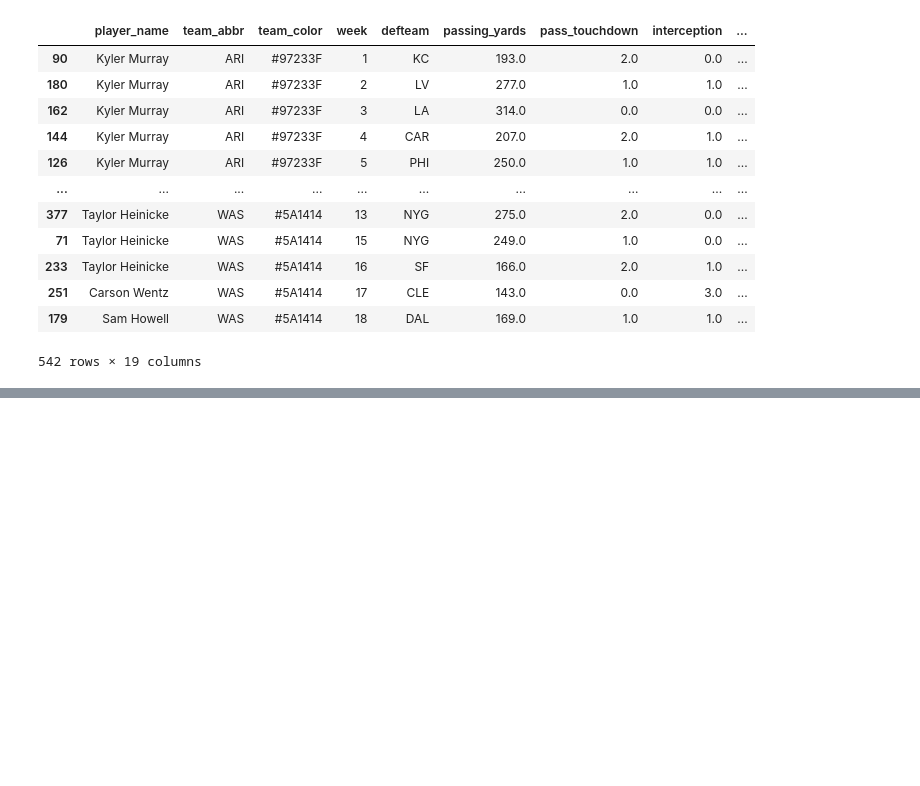
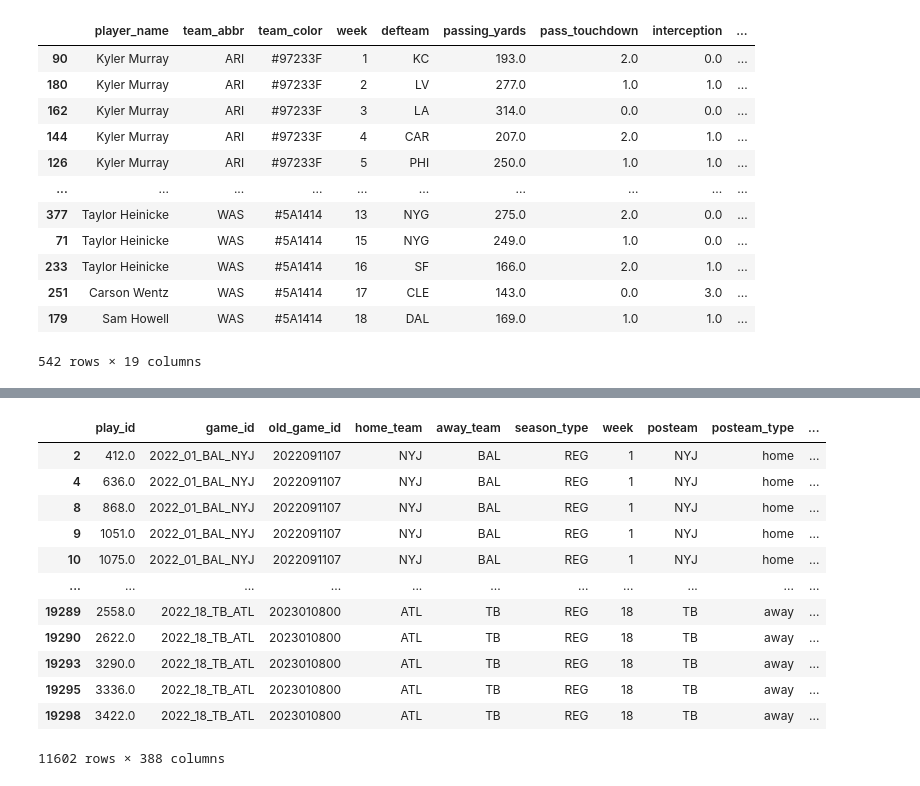
Before and after one commit to Crawford92/databall, a Jupyter notebook: PasserDifferential.ipynb, the cells around one changed output, grey strips where cells are left out. Saved outputs shown, nothing was run; the diff lists cells and outputs as text; code cells hidden in the pictures; blank space fills up the shorter version.

```diff
--- a/PasserDifferential.ipynb
+++ b/PasserDifferential.ipynb
@@ -822,0 +844,22 @@ dfPR3
+# %%
+#dfTestC2 = DFqb[DFqb["complete_pass"] == 1]
+dfTestC2 = DFqb[DFqb.complete_pass == 1]
+dfTestC2 #11602 rows
+
+#dfTestC2["air_yards_min"] = dfTestC2["air_yards"]
+#dfTestC2["air_yards_mean"] = dfTestC2["air_yards"]
+#dfTestC2["air_yards_max"] = dfTestC2["air_yards"]
+# %% [output]
+|  | play_id | game_id | old_game_id | home_team | away_team | season_type | week | posteam | posteam_type | ... |
+| 2 | 412.0 | 2022_01_BAL_NYJ | 2022091107 | NYJ | BAL | REG | 1 | NYJ | home | ... |
+| 4 | 636.0 | 2022_01_BAL_NYJ | 2022091107 | NYJ | BAL | REG | 1 | NYJ | home | ... |
+| 8 | 868.0 | 2022_01_BAL_NYJ | 2022091107 | NYJ | BAL | REG | 1 | NYJ | home | ... |
+| 9 | 1051.0 | 2022_01_BAL_NYJ | 2022091107 | NYJ | BAL | REG | 1 | NYJ | home | ... |
+| 10 | 1075.0 | 2022_01_BAL_NYJ | 2022091107 | NYJ | BAL | REG | 1 | NYJ | home | ... |
+| ... | ... | ... | ... | ... | ... | ... | ... | ... | ... | ... |
+| 19289 | 2558.0 | 2022_18_TB_ATL | 2023010800 | ATL | TB | REG | 18 | TB | away | ... |
+| 19290 | 2622.0 | 2022_18_TB_ATL | 2023010800 | ATL | TB | REG | 18 | TB | away | ... |
+| 19293 | 3290.0 | 2022_18_TB_ATL | 2023010800 | ATL | TB | REG | 18 | TB | away | ... |
+| 19295 | 3336.0 | 2022_18_TB_ATL | 2023010800 | ATL | TB | REG | 18 | TB | away | ... |
+| 19298 | 3422.0 | 2022_18_TB_ATL | 2023010800 | ATL | TB | REG | 18 | TB | away | ... |
+11602 rows × 388 columns
```
Also changed, not shown: parts of 44 cells of this notebook.
